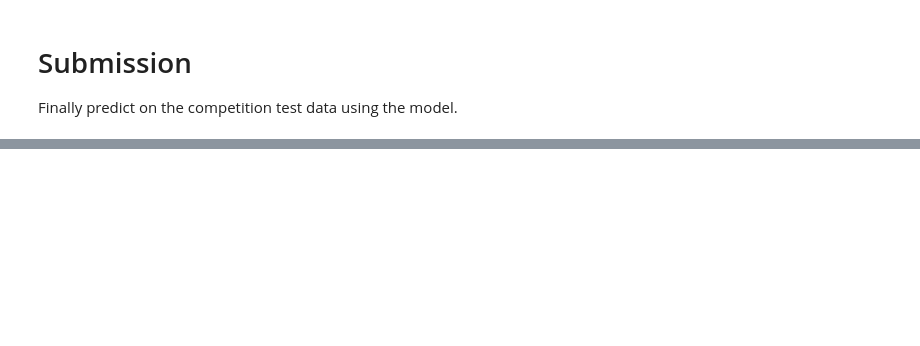
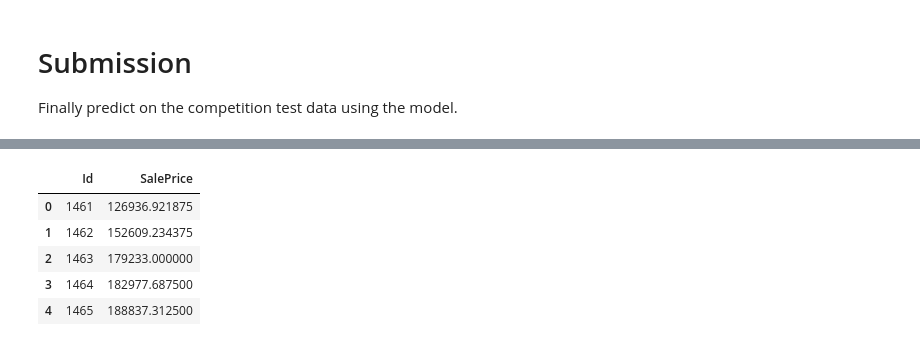
Before and after one commit to RuntianZ/kaggle, a Jupyter notebook: house-prices.ipynb, the cells around one changed output, grey strips where cells are left out. Saved outputs shown, nothing was run; the diff lists cells and outputs as text; code cells hidden in the pictures; blank space fills up the shorter version.

```diff
--- a/house-prices.ipynb
+++ b/house-prices.ipynb
@@ -253,5 +375,6 @@ output.head()
 # %%
-sample_submission_df = pd.read_csv('../input/house-prices-advanced-regression-techniques/sample_submission.csv')
+sample_submission_df = pd.read_csv('data/house-prices/sample_submission.csv')
 sample_submission_df['SalePrice'] = rf.predict(test_ds)
-sample_submission_df.to_csv('/kaggle/working/submission.csv', index=False)
+sample_submission_df.to_csv('working/submission.csv', index=False)
 sample_submission_df.head()
+# %% [output]
@@ -257,0 +382,6 @@ sample_submission_df.head()
+|  | Id | SalePrice |
+| 0 | 1461 | 126936.921875 |
+| 1 | 1462 | 152609.234375 |
+| 2 | 1463 | 179233.000000 |
+| 3 | 1464 | 182977.687500 |
+| 4 | 1465 | 188837.312500 |
```
Also changed, not shown: parts of 24 cells of this notebook, 39 other files.
